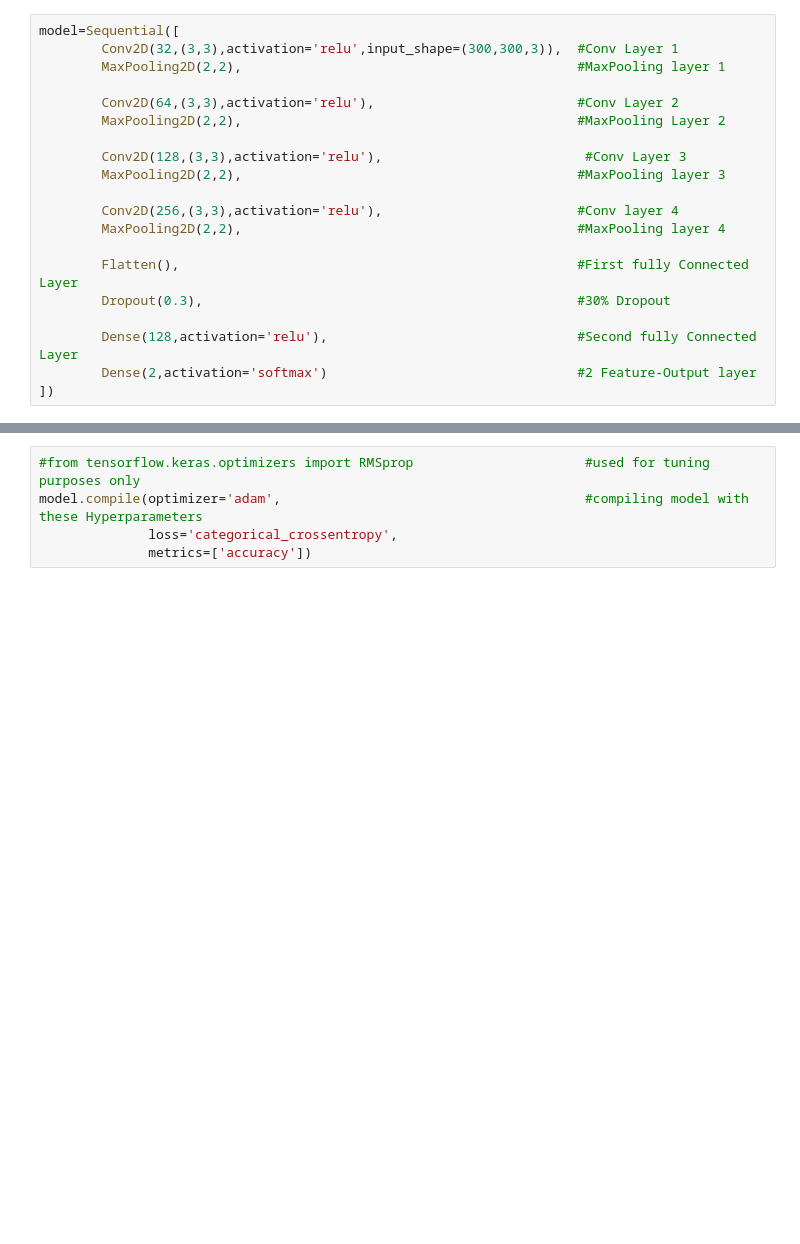
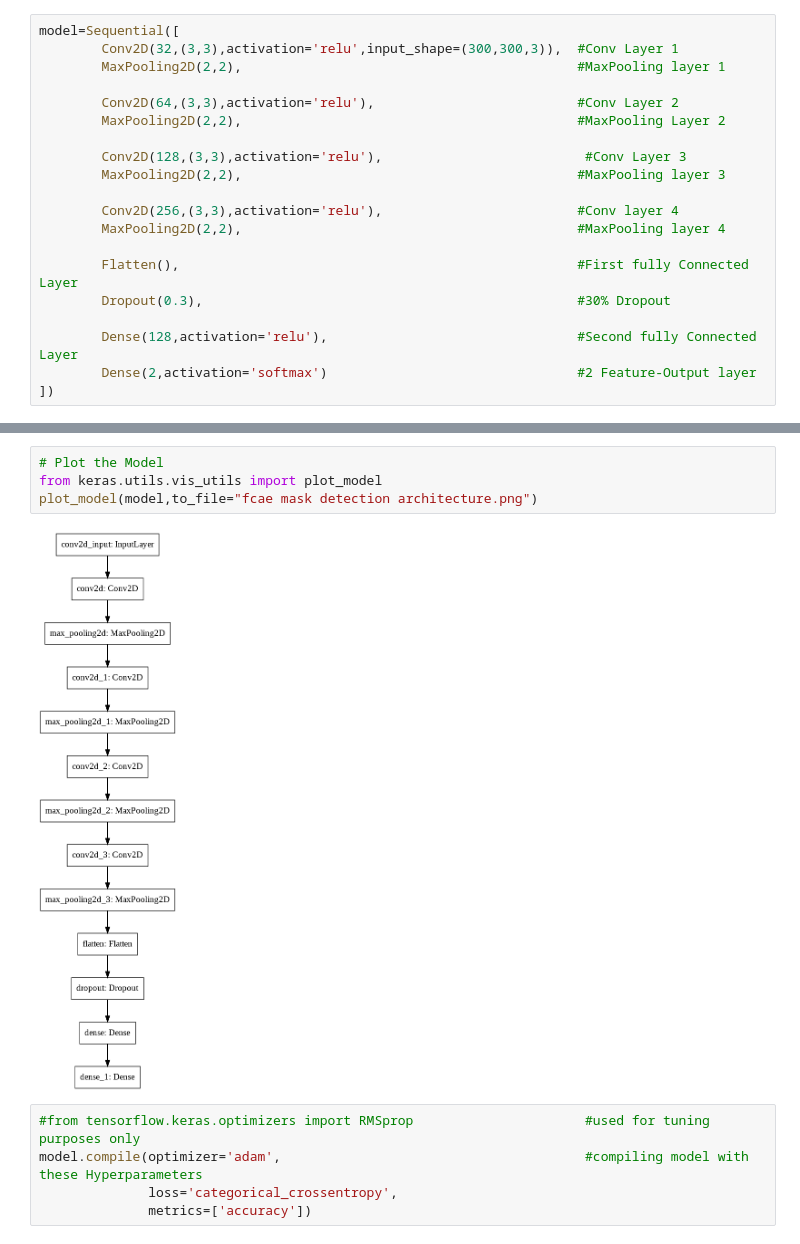
Before and after one commit to gauravsingh6482/Mask-Detection-using-Kears, a Jupyter notebook: Mask_Detection.ipynb, the cells around one changed output, grey strips where cells are left out. Drawn from its saved outputs; the diff is of its cells as text; blank space fills up the shorter version.

```diff
--- a/Mask_Detection.ipynb
+++ b/Mask_Detection.ipynb
@@ -113,6 +113,12 @@ Total params: 8,777,410
 Trainable params: 8,777,410
 Non-trainable params: 0
 _________________________________________________________________
+# %%
+# Plot the Model
+from keras.utils.vis_utils import plot_model
+plot_model(model,to_file="fcae mask detection architecture.png")
+# %% [output]
+[figure, added]
 # %%
 #from tensorflow.keras.optimizers import RMSprop                      #used for tuning purposes only
 model.compile(optimizer='adam',                                       #compiling model with these Hyperparameters
```
Also changed, not shown: parts of 4 cells of this notebook.
